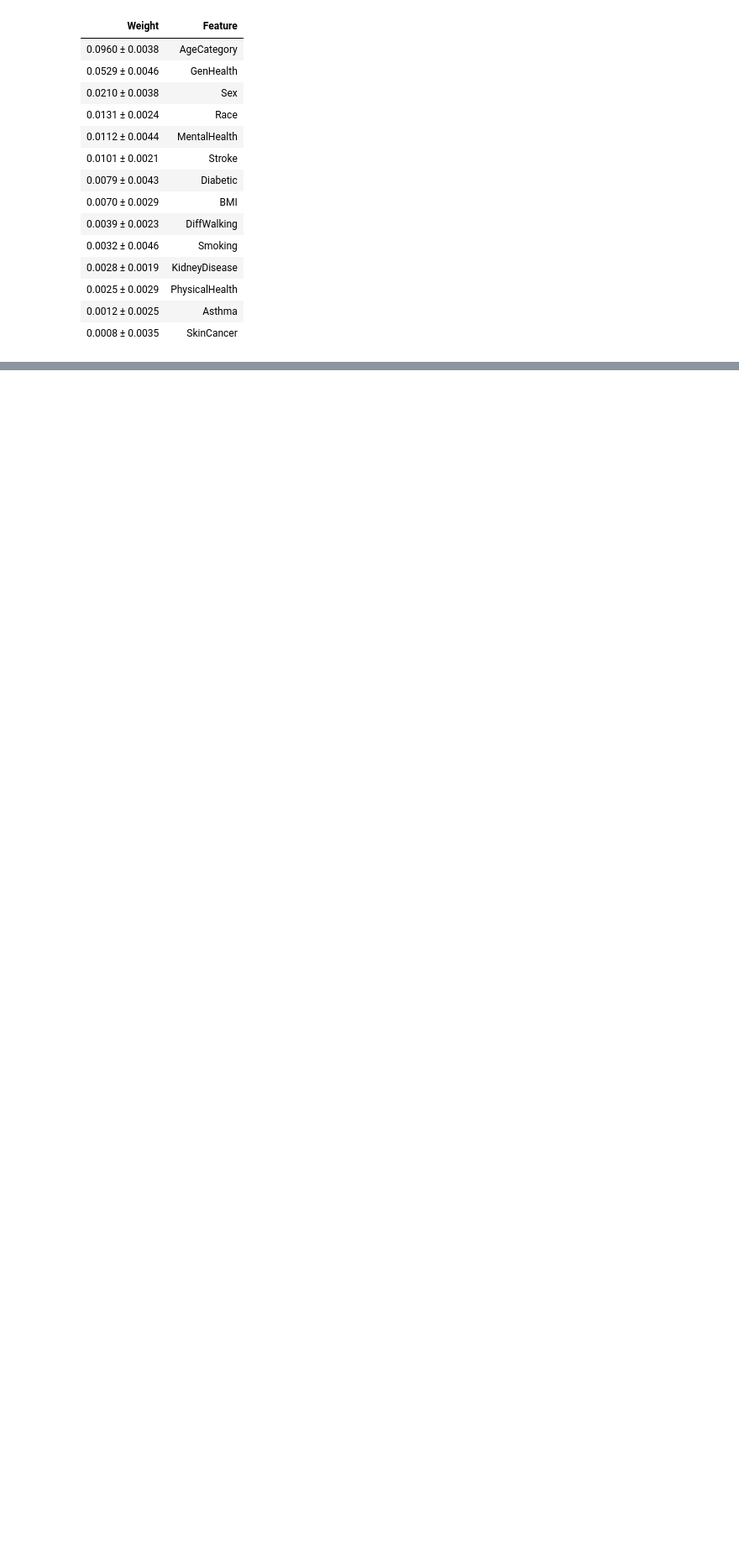
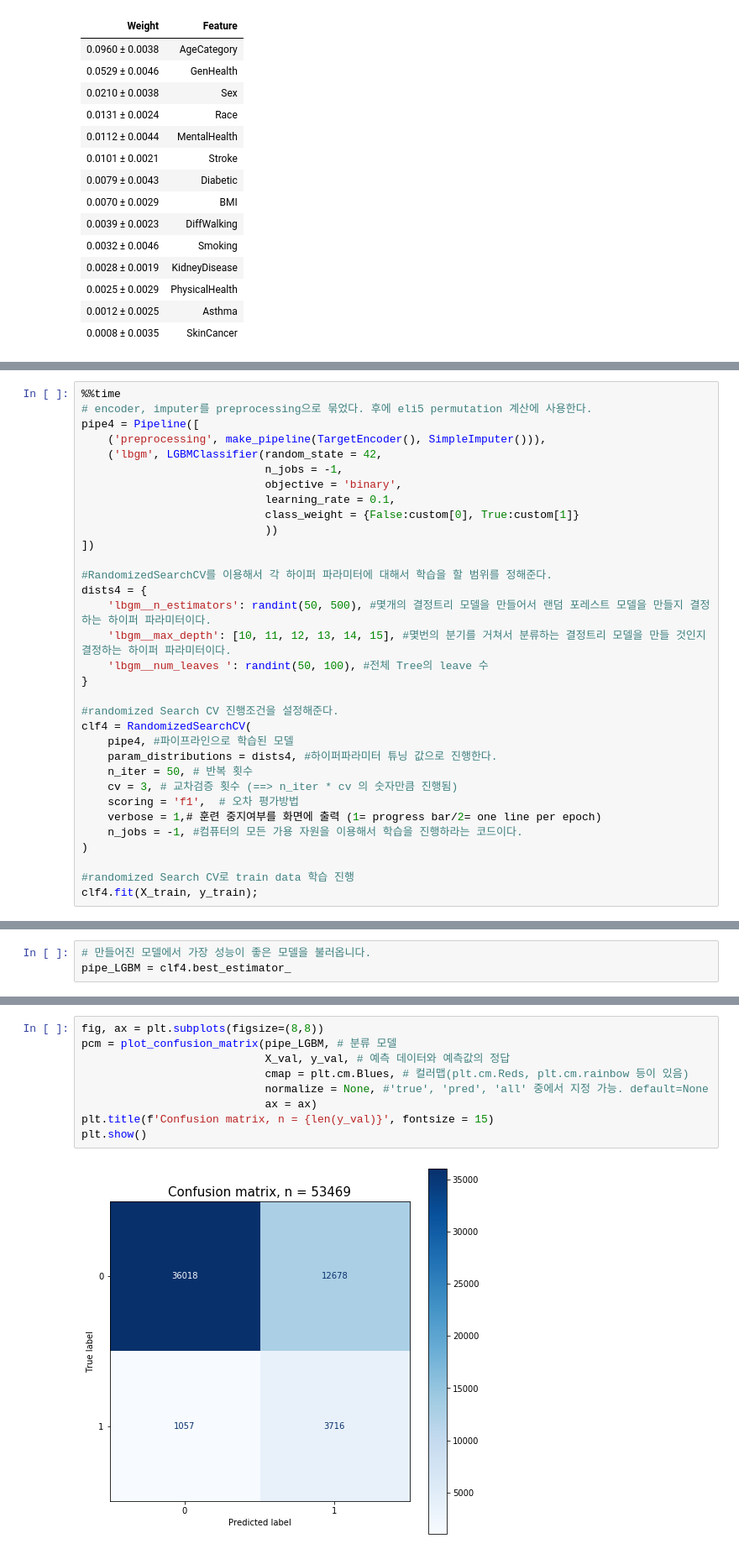
Before and after one commit to An-Dongsun/Section2-Project, a Jupyter notebook: AI_13_안동선_section2_project.ipynb, the cells around one changed output, grey strips where cells are left out. Shown at 84% size. Cells and saved outputs as stored; diff of their text form; blank space fills up the shorter version.

```diff
--- a/AI_13_안동선_section2_project.ipynb
+++ b/AI_13_안동선_section2_project.ipynb
@@ -1286,0 +1322,33 @@ importances.sort_values()[-n:].plot.barh();
+# %%
+%%time
+# encoder, imputer를 preprocessing으로 묶었다. 후에 eli5 permutation 계산에 사용한다.
+pipe4 = Pipeline([
+    ('preprocessing', make_pipeline(TargetEncoder(), SimpleImputer())),
+    ('lbgm', LGBMClassifier(random_state = 42,
+                            n_jobs = -1,
+                            objective = 'binary',
+                            learning_rate = 0.1,
+                            class_weight = {False:custom[0], True:custom[1]}
+                            ))
+])
+
+#RandomizedSearchCV를 이용해서 각 하이퍼 파라미터에 대해서 학습을 할 범위를 정해준다.
+dists4 = {
+    'lbgm__n_estimators': randint(50, 500), #몇개의 결정트리 모델을 만들어서 랜덤 포레스트 모델을 만들지 결정하는 하이퍼 파라미터이다.
+    'lbgm__max_depth': [10, 11, 12, 13, 14, 15], #몇번의 분기를 거쳐서 분류하는 결정트리 모델을 만들 것인지 결정하는 하이퍼 파라미터이다.
+    'lbgm__num_leaves ': randint(50, 100), #전체 Tree의 leave 수
+}
+
+#randomized Search CV 진행조건을 설정해준다.
+clf4 = RandomizedSearchCV(
+    pipe4, #파이프라인으로 학습된 모델
+    param_distributions = dists4, #하이퍼파라미터 튜닝 값으로 진행한다.
+    n_iter = 50, # 반복 횟수
+    cv = 3, # 교차검증 횟수 (==> n_iter * cv 의 숫자만큼 진행됨)
+    scoring = 'f1',  # 오차 평가방법
+    verbose = 1,# 훈련 중지여부를 화면에 출력 (1= progress bar/2= one line per epoch)
+    n_jobs = -1, #컴퓨터의 모든 가용 자원을 이용해서 학습을 진행하라는 코드이다.
+)
+
+#randomized Search CV로 train data 학습 진행
+clf4.fit(X_train, y_train);
@@ -1286,0 +1390,3 @@ importances.sort_values()[-n:].plot.barh();
+# %%
+# 만들어진 모델에서 가장 성능이 좋은 모델을 불러옵니다.
+pipe_LGBM = clf4.best_estimator_
@@ -1286,0 +1406,11 @@ importances.sort_values()[-n:].plot.barh();
+# %%
+fig, ax = plt.subplots(figsize=(8,8))
+pcm = plot_confusion_matrix(pipe_LGBM, # 분류 모델
+                            X_val, y_val, # 예측 데이터와 예측값의 정답
+                            cmap = plt.cm.Blues, # 컬러맵(plt.cm.Reds, plt.cm.rainbow 등이 있음)
+                            normalize = None, #'true', 'pred', 'all' 중에서 지정 가능. default=None
+                            ax = ax)
+plt.title(f'Confusion matrix, n = {len(y_val)}', fontsize = 15)
+plt.show()
+# %% [output]
+[figure, added]
```
Also changed, not shown: parts of 27 cells of this notebook.
